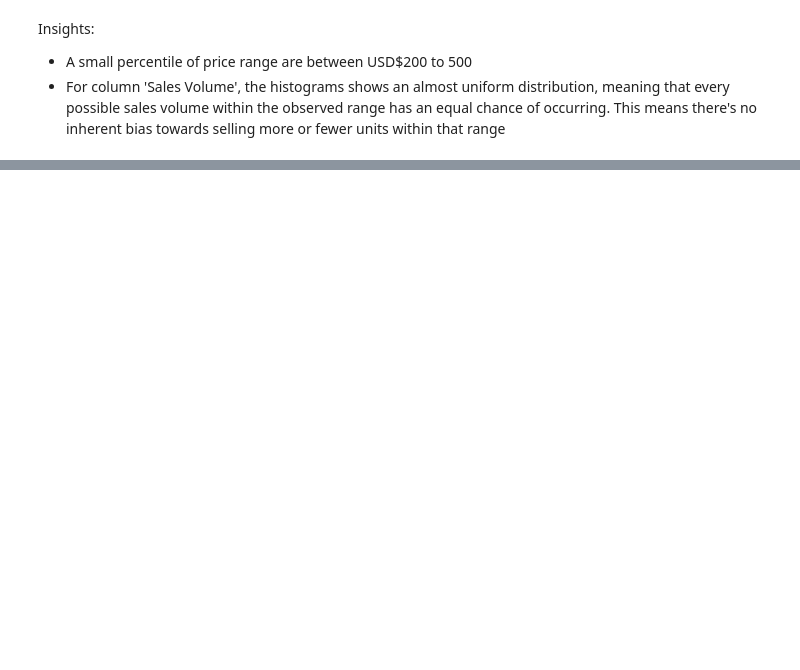
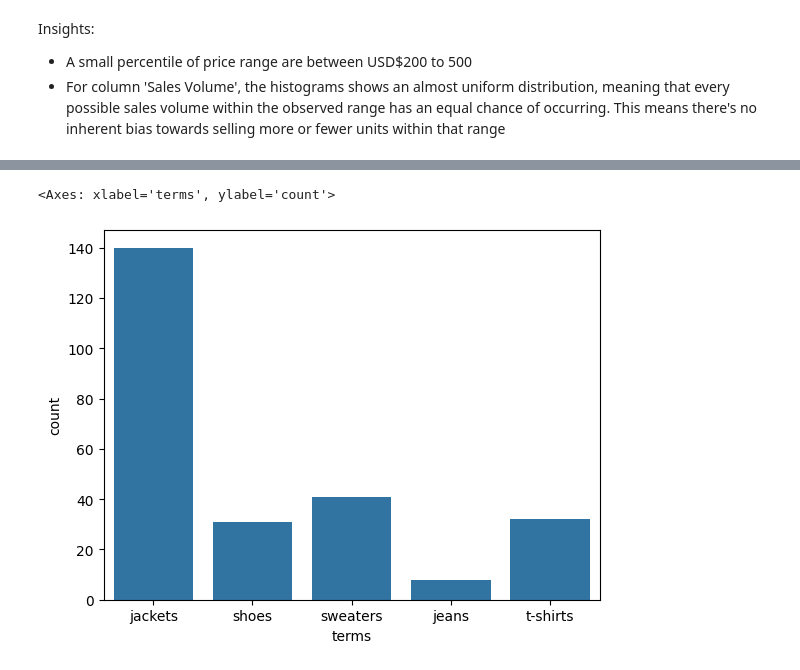
Before and after one commit to YTChiew/Zara-Sales-Analysis, a Jupyter notebook: zara_sales_analysis.ipynb, the cells around one changed output, grey strips where cells are left out. Cells and saved outputs as stored; diff of their text form; code cells hidden in the pictures; blank space fills up the shorter version.

```diff
--- a/zara_sales_analysis.ipynb
+++ b/zara_sales_analysis.ipynb
@@ -135,0 +159,5 @@ Insights:
+# %%
+sns.countplot(x = 'terms',data = data)
+# %% [output]
+<Axes: xlabel='terms', ylabel='count'>
+[figure, added]
```
Also changed, not shown: parts of 6 cells of this notebook.
